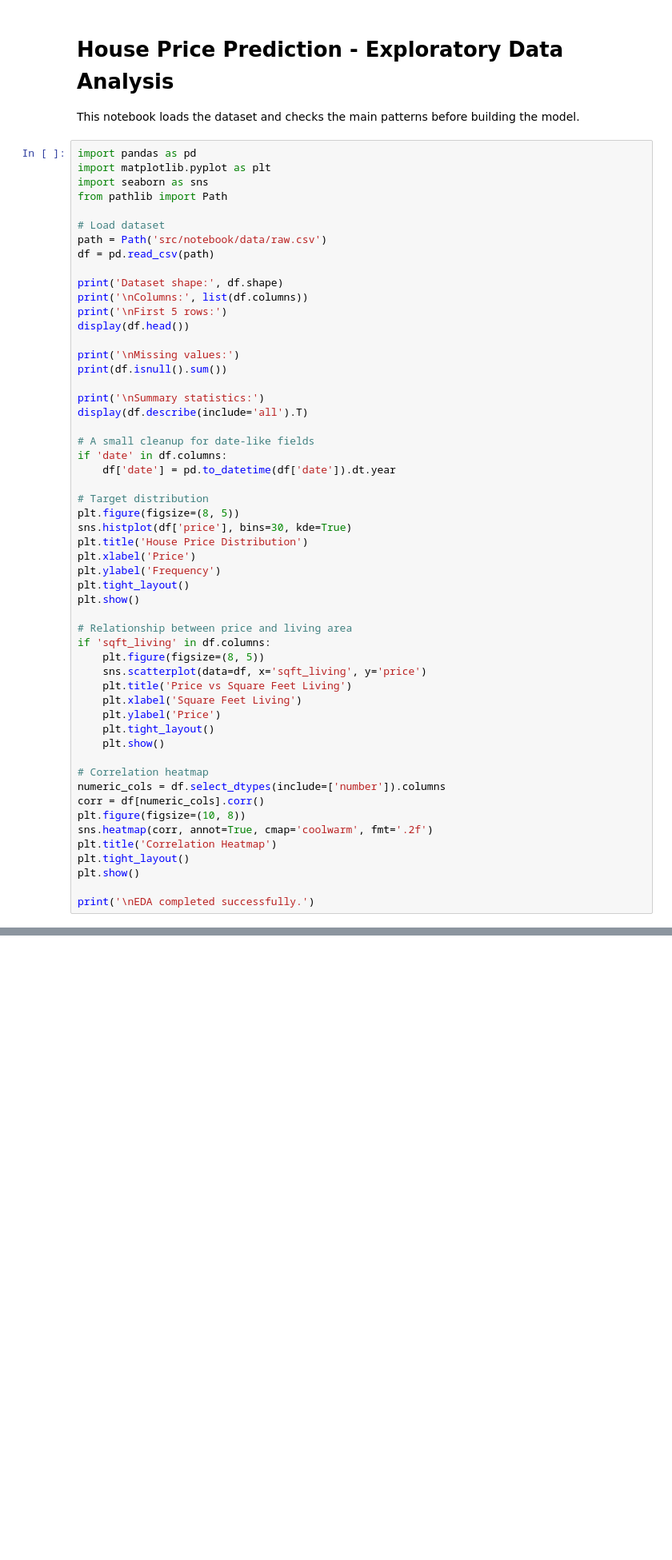
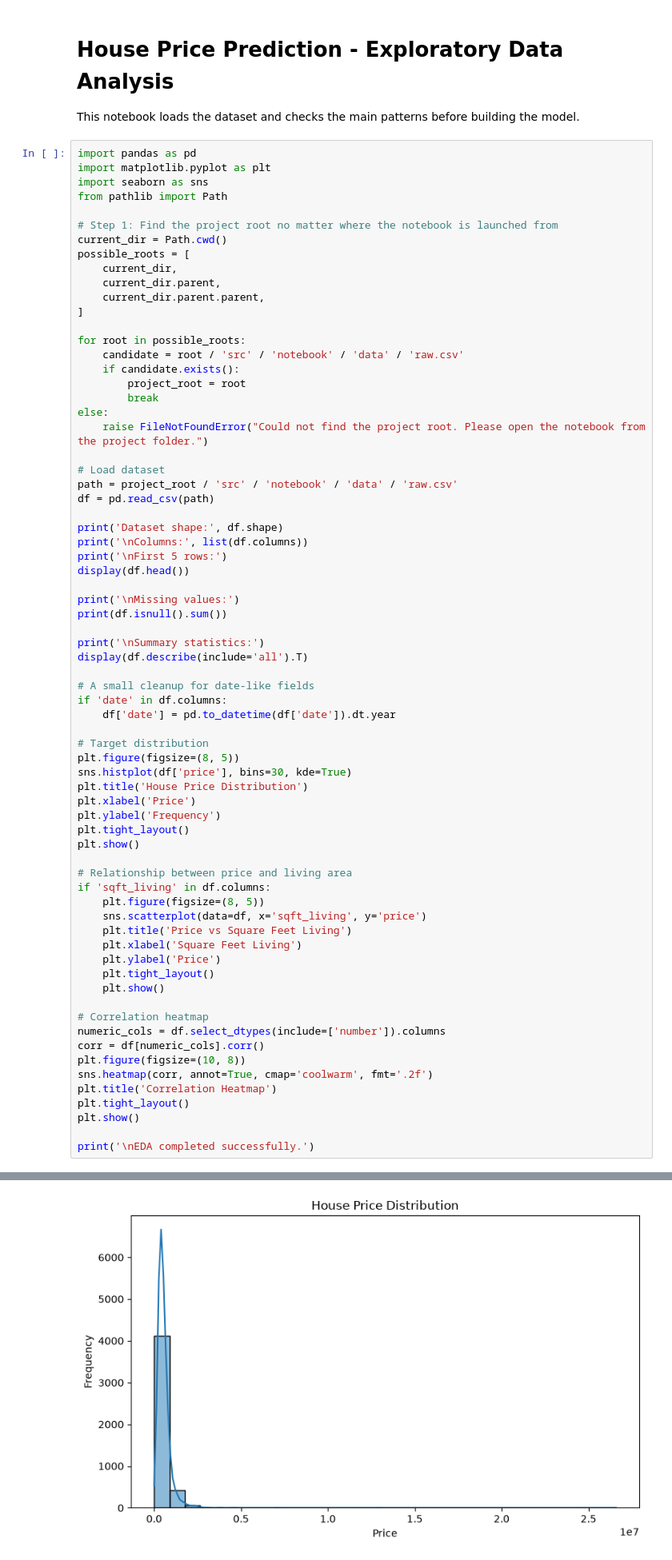
Before and after one commit to mohammadhamid8554-lgtm/house_price_prediction, a Jupyter notebook: src/notebook/HOUSE_PRICE_PREDICTION_EDA.ipynb, the cells around one changed output, grey strips where cells are left out. Shown at 80% size. Saved outputs shown, nothing was run; the diff lists cells and outputs as text; blank space fills up the shorter version.

```diff
--- a/src/notebook/HOUSE_PRICE_PREDICTION_EDA.ipynb
+++ b/src/notebook/HOUSE_PRICE_PREDICTION_EDA.ipynb
@@ -8,8 +8,24 @@ import matplotlib.pyplot as plt
 import seaborn as sns
 from pathlib import Path
 
+# Step 1: Find the project root no matter where the notebook is launched from
+current_dir = Path.cwd()
+possible_roots = [
+    current_dir,
+    current_dir.parent,
+    current_dir.parent.parent,
+]
+
+for root in possible_roots:
+    candidate = root / 'src' / 'notebook' / 'data' / 'raw.csv'
+    if candidate.exists():
+        project_root = root
+        break
+else:
+    raise FileNotFoundError("Could not find the project root. Please open the notebook from the project folder.")
+
 # Load dataset
-path = Path('src/notebook/data/raw.csv')
+path = project_root / 'src' / 'notebook' / 'data' / 'raw.csv'
 df = pd.read_csv(path)
 
 print('Dataset shape:', df.shape)
@@ -56,3 +72,4 @@ plt.tight_layout()
 plt.show()
 
 print('\nEDA completed successfully.')
+# %% [output]
@@ -58,0 +121 @@ print('\nEDA completed successfully.')
+[figure, added]
```
Also changed, not shown: parts of 1 cell of this notebook, 3 other files.
